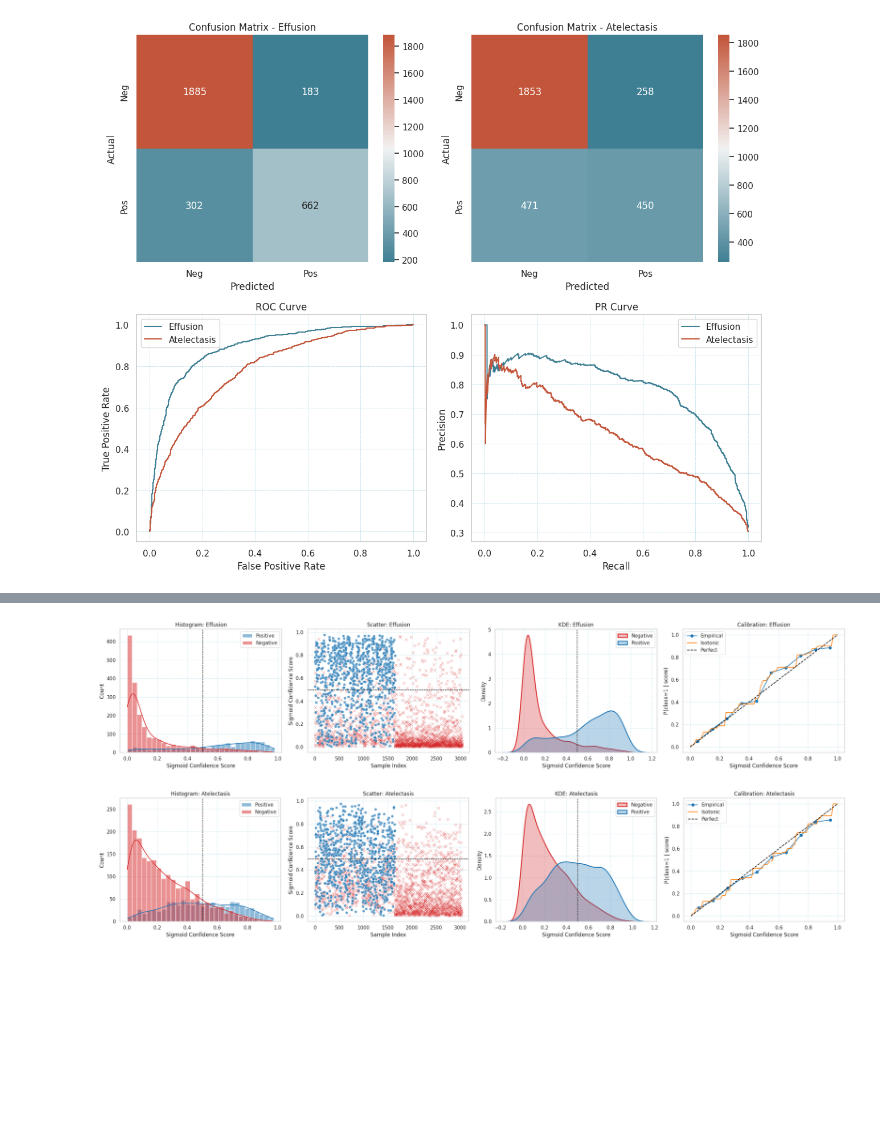
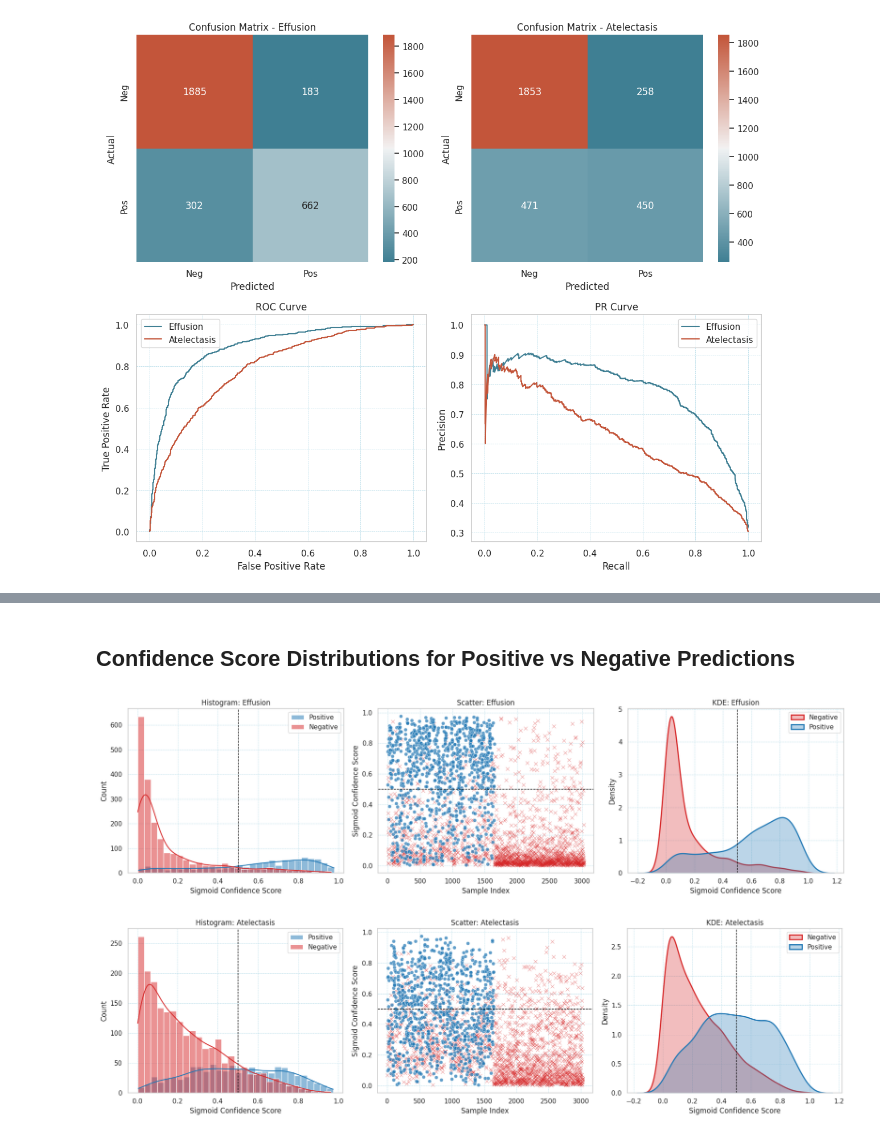
Before and after one commit to 589664/InfernoCalibNet, a Jupyter notebook: notebooks/0.2-evalPreInferno.ipynb, the cells around one changed output, grey strips where cells are left out. Drawn from its saved outputs; the diff is of its cells as text; code cells hidden in the pictures; blank space fills up the shorter version.

```diff
--- a/notebooks/0.2-evalPreInferno.ipynb
+++ b/notebooks/0.2-evalPreInferno.ipynb
@@ -230,12 +182,10 @@ runGradCAM(model, example_input)
+# %% [markdown]
+## **Confidence Score Distributions for Positive vs Negative Predictions**
 # %%
 import torch
 import matplotlib.pyplot as plt
 import seaborn as sns
 import numpy as np
-
-from sklearn.isotonic import IsotonicRegression
-from sklearn.linear_model import LogisticRegression
-from sklearn.calibration import calibration_curve
 
 sns.set_theme(
     context='notebook',
@@ -254,63 +204,45 @@ def visualize_sigmoid_confidence(preds_tensor, targets_tensor):
     plt.rcParams['axes.grid'] = True
     plt.rc('grid', linestyle='--', linewidth=0.5, color='lightblue')
 
-
     for i, label in enumerate(["Effusion", "Atelectasis"]):
         p = probs[:, i]
         t = targets[:, i]
 
-        plt.figure(figsize=(24, 5))
+        plt.figure(figsize=(18, 5))
 
-        plt.subplot(1, 4, 1)
+        # Histogram
+        plt.subplot(1, 3, 1)
         sns.histplot(p[t == 1], bins=30, label="Positive", kde=True, alpha=0.5, color="#1f77b4")
         sns.histplot(p[t == 0], bins=30, label="Negative", kde=True, alpha=0.5, color="#d62728")
         plt.axvline(x=0.5, linestyle="--", color="black", linewidth=1)
         plt.xlabel("Sigmoid Confidence Score")
         plt.ylabel("Count")
         plt.title(f"Histogram: {label}")
         plt.legend()
 
-        plt.subplot(1, 4, 2)
+        # Scatter
+        plt.subplot(1, 3, 2)
         sns.scatterplot(x=np.arange(len(p))[t == 0], y=p[t == 0], marker='x', color="#d62728", alpha=0.7)
         sns.scatterplot(x=np.arange(len(p))[t == 1], y=p[t == 1], marker='o', color="#1f77b4", alpha=0.7)
         plt.axhline(y=0.5, linestyle="--", color="black", linewidth=1)
         plt.xlabel("Sample Index")
         plt.ylabel("Sigmoid Confidence Score")
         plt.title(f"Scatter: {label}")
 
-        plt.subplot(1, 4, 3)
+        # KDE
+        plt.subplot(1, 3, 3)
         sns.kdeplot(p[t == 0], label="Negative", fill=True, color="#d62728", alpha=0.3, linewidth=2)
         sns.kdeplot(p[t == 1], label="Positive", fill=True, color="#1f77b4", alpha=0.3, linewidth=2)
         plt.axvline(x=0.5, linestyle="--", color="black", linewidth=1)
         plt.xlabel("Sigmoid Confidence Score")
         plt.ylabel("Density")
         plt.title(f"KDE: {label}")
         plt.legend()
 
-        plt.subplot(1, 4, 4)
-        bins = np.linspace(0, 1, 11)
-        bin_ids = np.digitize(p, bins) - 1
-        bin_centers = 0.5 * (bins[1:] + bins[:-1])
-        avg_preds = [p[bin_ids == j].mean() if np.any(bin_ids == j) else np.nan for j in range(len(bin_centers))]
-        frac_positives = [t[bin_ids == j].mean() if np.any(bin_ids == j) else np.nan for j in range(len(bin_centers))]
-        plt.plot(bin_centers, frac_positives, marker='o', linestyle='-', color="#1f77b4", label="Empirical")
-
-        iso_reg = IsotonicRegression(out_of_bounds='clip')
-        iso_reg.fit(p, t)
-        p_sorted = np.linspace(0, 1, 100)
-        iso_preds = iso_reg.predict(p_sorted)
-        plt.plot(p_sorted, iso_preds, linestyle='-', color="#ff7f0e", label="Isotonic")
-
-        plt.plot([0, 1], [0, 1], linestyle='--', color='black', label="Perfect")
-        plt.xlabel("Sigmoid Confidence Score")
-        plt.ylabel("P(class=1 | score)")
-        plt.title(f"Calibration: {label}")
-        plt.legend()
-
         plt.tight_layout()
         plt.show()
 
 visualize_sigmoid_confidence(preds, targets)
 # %% [output]
-[figure, old version]
+[figure, new version]
-[figure, old version]
+[figure, new version]
```
Also changed, not shown: parts of 3 cells of this notebook, 1 other file.
